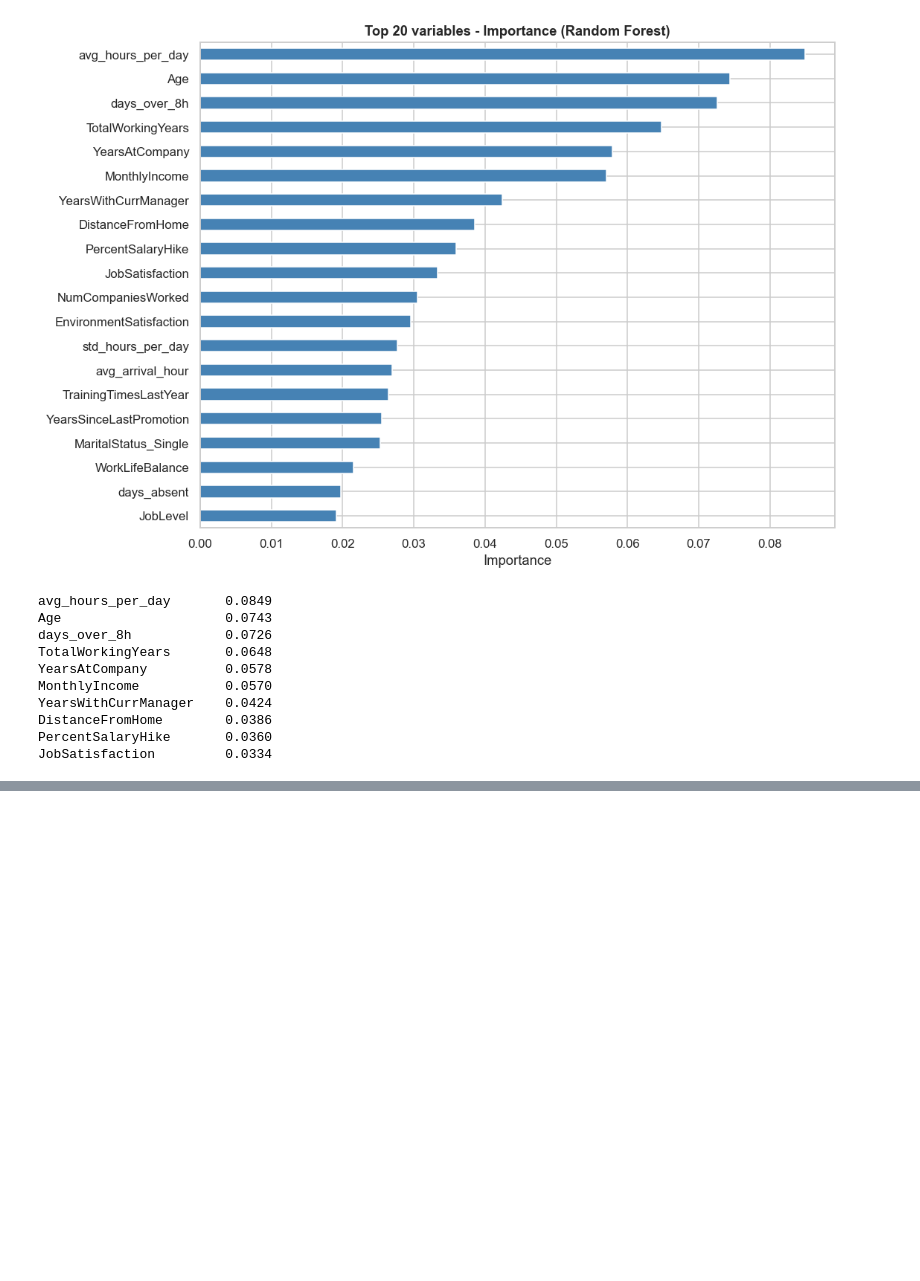
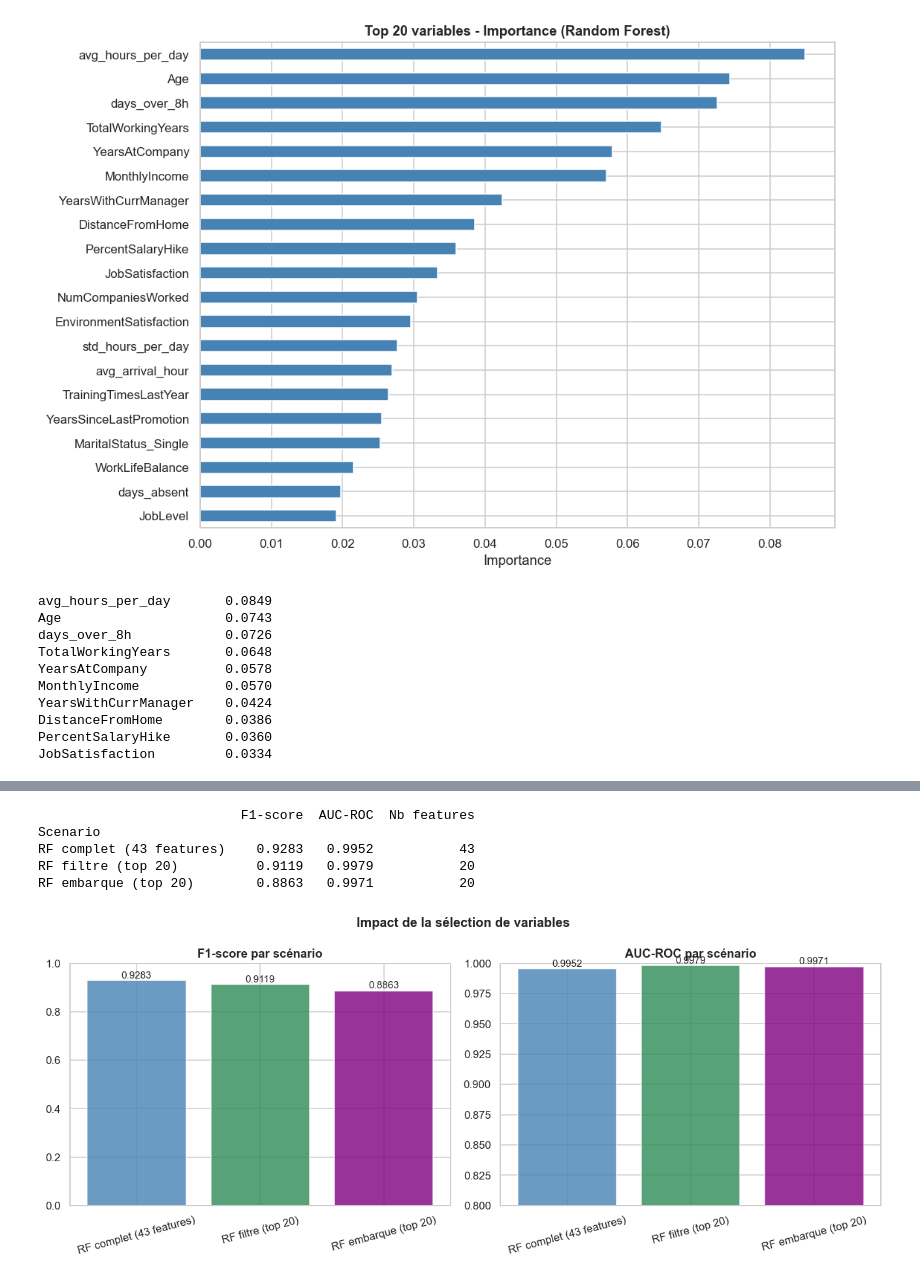
Before and after one commit to Nej-ma/A4-IA-HumanForYou, a Jupyter notebook: notebooks/03_modelisation.ipynb, the cells around one changed output, grey strips where cells are left out. Drawn from its saved outputs; the diff is of its cells as text; code cells hidden in the pictures; blank space fills up the shorter version.

```diff
--- a/notebooks/03_modelisation.ipynb
+++ b/notebooks/03_modelisation.ipynb
@@ -371,0 +543,43 @@ JobSatisfaction         0.0334
+# %%
+# Résultats RF complet (déjà calculés en Partie 2)
+f1_full  = f1_score(y_test, y_pred_rf)
+auc_full = roc_auc_score(y_test, y_proba_rf)
+
+tableau_selection = pd.DataFrame([
+    {"Scenario": f"RF complet (43 features)",          "F1-score": round(f1_full, 4),   "AUC-ROC": round(auc_full, 4),   "Nb features": 43},
+    {"Scenario": f"RF filtre (top {N_SELECT})",        "F1-score": round(f1_filter, 4), "AUC-ROC": round(auc_filter, 4), "Nb features": N_SELECT},
+    {"Scenario": f"RF embarque (top {N_SELECT})",      "F1-score": round(f1_emb, 4),    "AUC-ROC": round(auc_emb, 4),    "Nb features": N_SELECT},
+]).set_index("Scenario")
+
+print(tableau_selection.to_string())
+
+# Visualisation
+fig, axes = plt.subplots(1, 2, figsize=(12, 5))
+scenarios = tableau_selection.index.tolist()
+colors = ["steelblue", "seagreen", "purple"]
+
+axes[0].bar(scenarios, tableau_selection["F1-score"], color=colors, alpha=0.8)
+axes[0].set_title("F1-score par scénario", fontweight="bold")
+axes[0].set_ylim(0, 1)
+axes[0].tick_params(axis="x", rotation=15)
+for i, v in enumerate(tableau_selection["F1-score"]):
+    axes[0].text(i, v + 0.01, f"{v:.4f}", ha="center", fontsize=10)
+
+axes[1].bar(scenarios, tableau_selection["AUC-ROC"], color=colors, alpha=0.8)
+axes[1].set_title("AUC-ROC par scénario", fontweight="bold")
+axes[1].set_ylim(0.8, 1)
+axes[1].tick_params(axis="x", rotation=15)
+for i, v in enumerate(tableau_selection["AUC-ROC"]):
+    axes[1].text(i, v + 0.002, f"{v:.4f}", ha="center", fontsize=10)
+
+plt.suptitle("Impact de la sélection de variables", fontweight="bold", fontsize=13)
+plt.tight_layout()
+plt.savefig("../outputs/selection_variables_comparaison.png", bbox_inches="tight")
+plt.show()
+# %% [output]
+                          F1-score  AUC-ROC  Nb features
+Scenario
+RF complet (43 features)    0.9283   0.9952           43
+RF filtre (top 20)          0.9119   0.9979           20
+RF embarque (top 20)        0.8863   0.9971           20
+[figure, added]
```
Also changed, not shown: parts of 34 cells of this notebook, 7 other files.
